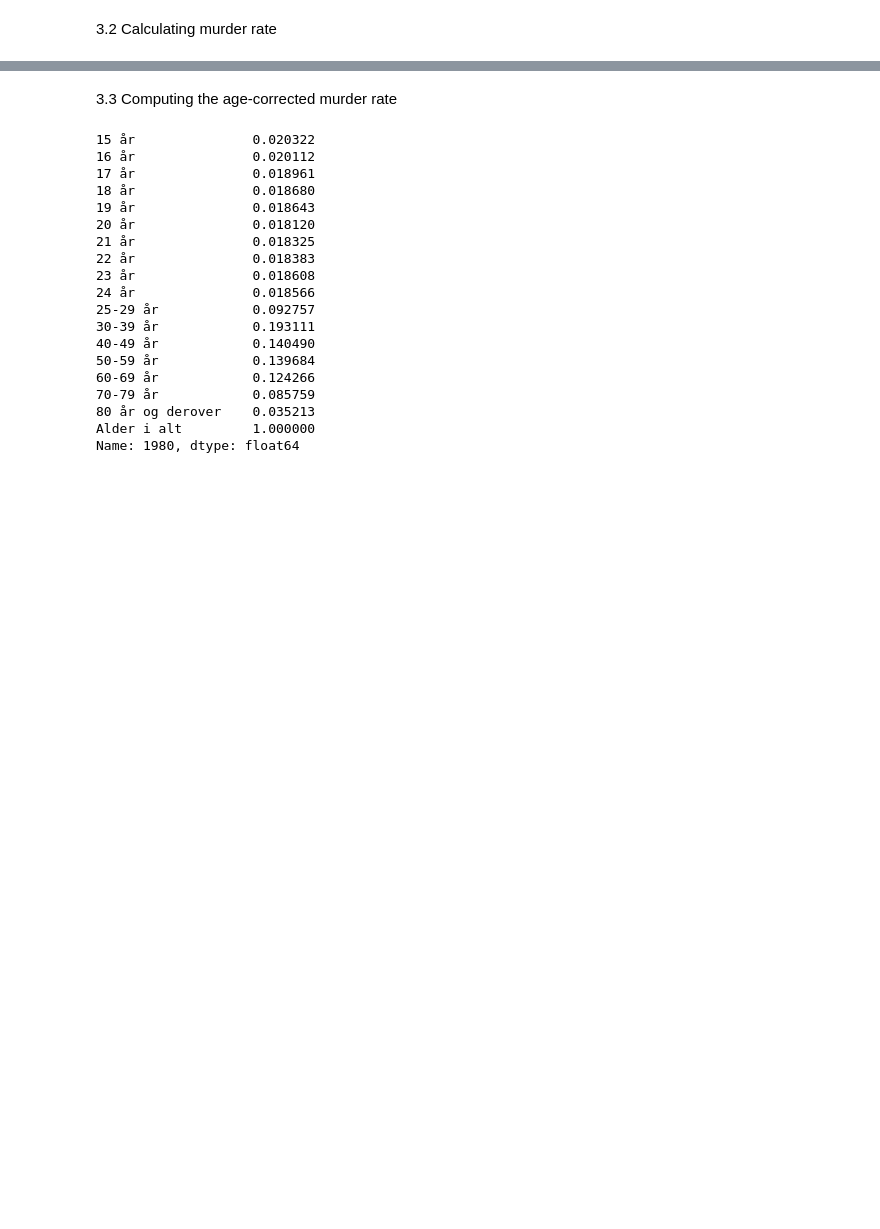
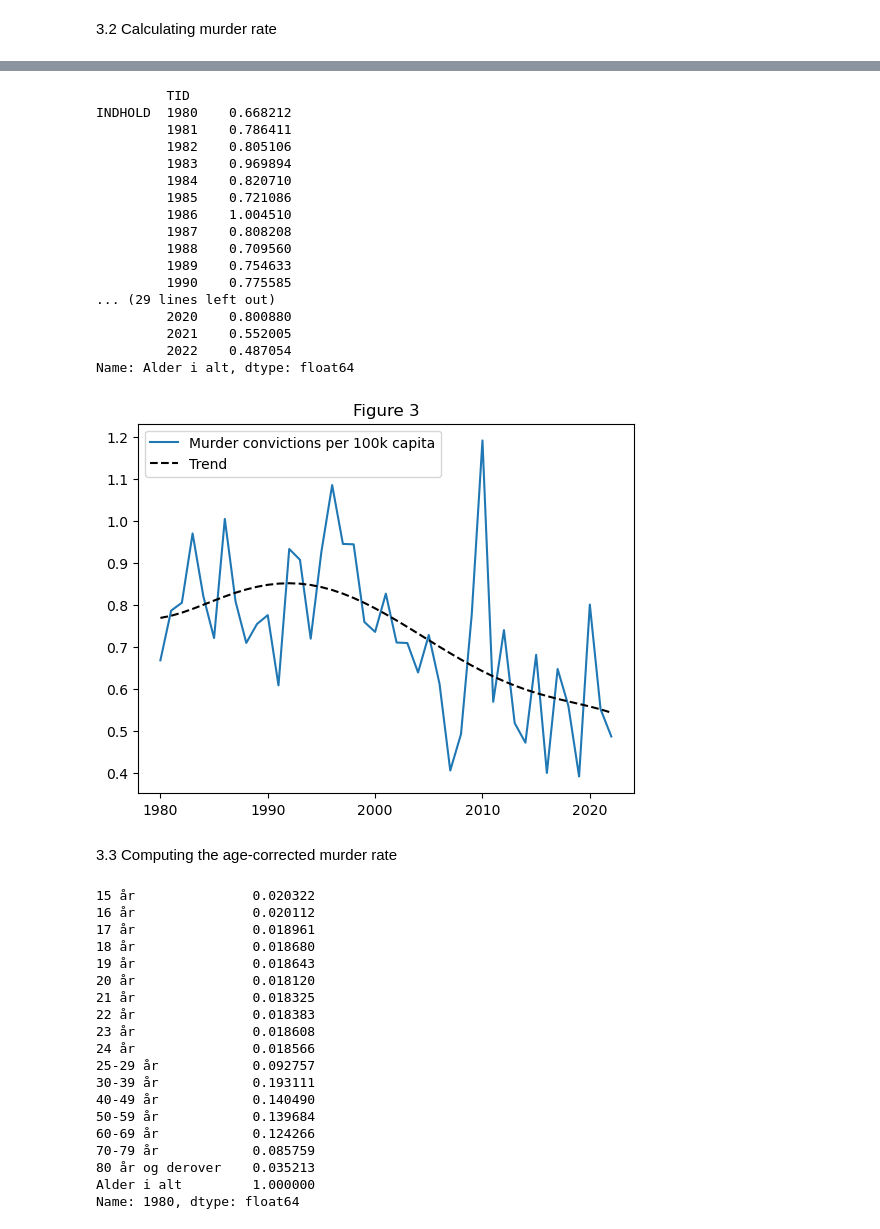
Before and after one commit to NumEconCopenhagen/projects-2023-bulen, a Jupyter notebook: dataproject/dataproject.ipynb, the cells around one changed output, grey strips where cells are left out. Saved outputs shown, nothing was run; the diff lists cells and outputs as text; code cells hidden in the pictures; blank space fills up the shorter version.

```diff
--- a/dataproject/dataproject.ipynb
+++ b/dataproject/dataproject.ipynb
@@ -223,3 +212,41 @@ Table 4 - Murder convictions per capita 1980-2022
+# %%
+mordrate = straf2.div(newv)*100000 #Mord pr 100.000 indbyggere
+mordrate.style.set_caption('Table 4 - Murder convictions per capita 1980-2022')
+
+
+mordrateialt = mordrate.loc['Alder i alt',:].astype(float)
+
+display(mordrateialt)
+
+tid1 = range(1980, 2023, 1)
+z1 = np.polyfit(tid1, mordrateialt, 5) # fitting trend line
+p1 = np.poly1d(z1)
+fig1 = plt.figure()
+ax1 = fig1.add_subplot(1,1,1)
+ax1.plot(tid1, mordrateialt, label='Murder convictions per 100k')
+ax1.plot(tid1, p1(tid1), color='black', linestyle='--', label='Trend')
+plt.title('Figure 3')
+plt.legend()
+plt.show()
+# %% [output]
+         TID
+INDHOLD  1980    0.668212
+         1981    0.786411
+         1982    0.805106
+         1983    0.969894
+         1984    0.820710
+         1985    0.721086
+         1986    1.004510
+         1987    0.808208
+         1988    0.709560
+         1989    0.754633
+         1990    0.775585
+... (29 lines left out)
+         2020    0.800880
+         2021    0.552005
+         2022    0.487054
+Name: Alder i alt, dtype: float64
+[figure, added]
 # %% [markdown]
 3.3 Computing the age-corrected murder rate
 # %%
```
Also changed, not shown: parts of 5 cells of this notebook.
